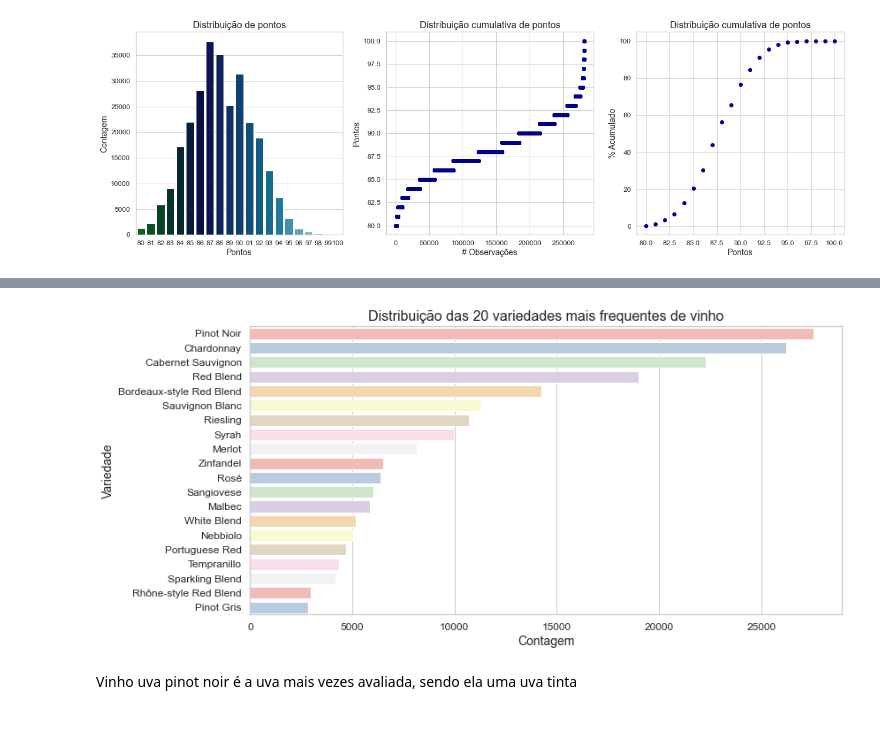
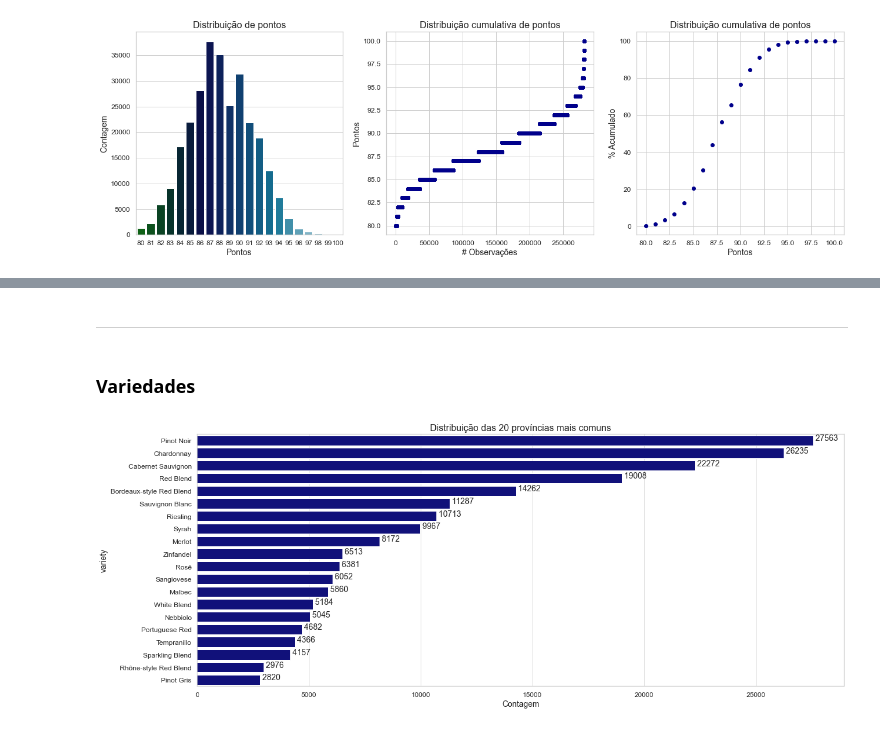
Before and after one commit to jvlopesdp/wine_recommendation, a Jupyter notebook: notebooks/2023 09 05 _Data exploratory.ipynb, the cells around one changed output, grey strips where cells are left out. Saved outputs shown, nothing was run; the diff lists cells and outputs as text; code cells hidden in the pictures.

```diff
--- a/notebooks/2023 09 05 _Data exploratory.ipynb
+++ b/notebooks/2023 09 05 _Data exploratory.ipynb
@@ -262,0 +282,2 @@ plt.show()
+# %%
+df['points_cluster'] = pd.cut(df['points'], bins=bins)
@@ -262,0 +488,3 @@ plt.show()
+# %%
+# Calcular log de price para melhor trabalhar com a feature, minimizando valores outliers
+df['log_price'] = np.log(df.price)
@@ -290,0 +512,10 @@ count
+# %%
+count = df.groupby('country').agg(count_column=('country', 'count')).reset_index().sort_values(by = 'count_column', ascending= False)[:20]
+plt.figure(figsize=(20,8))
+plt.title('Distribuição dos 20 países de origem mais comuns')
+ax = sns.barplot(data=count, x='count_column', y='country', color='darkblue', orient='h')
+for index, value in enumerate(count['count_column']):
+    ax.text(value, index, f' {value}')
+plt.xlabel('Contagem')
+plt.ylabel('Country')  # Você tinha 'Country' aqui, mas acho que você quis dizer 'Variety'
+plt.show()
@@ -290,0 +572,10 @@ count
+# %%
+count = df.groupby('province').agg(count_column=('province', 'count')).reset_index().sort_values(by = 'count_column', ascending= False)[:20]
+plt.figure(figsize=(20,8))
+plt.title('Distribuição das 20 províncias mais comuns')
+ax = sns.barplot(data=count, x='count_column', y='province', color='darkblue', orient='h')
+for index, value in enumerate(count['count_column']):
+    ax.text(value, index, f' {value}')
+plt.xlabel('Contagem')
+plt.ylabel('province')
+plt.show()
@@ -291,11 +628,16 @@ count
+# %% [markdown]
+----
+# %% [markdown]
+### Variedades
 # %%
-
-plt.figure(figsize=(12,6))
-plt.title('Distribuição das 20 variedades mais frequentes de vinho')
-sns.barplot(data = count, x = 'count_column', y = 'variety', palette = 'Pastel1', orient = 'h')
+count = df.groupby('variety').agg(count_column=('variety', 'count')).reset_index().sort_values(by = 'count_column', ascending= False)[:20]
+plt.figure(figsize=(20,8))
+plt.title('Distribuição das 20 províncias mais comuns')
+ax = sns.barplot(data=count, x='count_column', y='variety', color='darkblue', orient='h')
+for index, value in enumerate(count['count_column']):
+    ax.text(value, index, f' {value}')
 plt.xlabel('Contagem')
-plt.ylabel('Variedade');
+plt.ylabel('variety')
+plt.show()
 # %% [output]
-[figure, old version]
+[figure, new version]
-# %% [markdown]
-Vinho uva pinot noir é a uva mais vezes avaliada, sendo ela uma uva tinta
```
Also changed, not shown: parts of 50 cells of this notebook, 1 other file.
